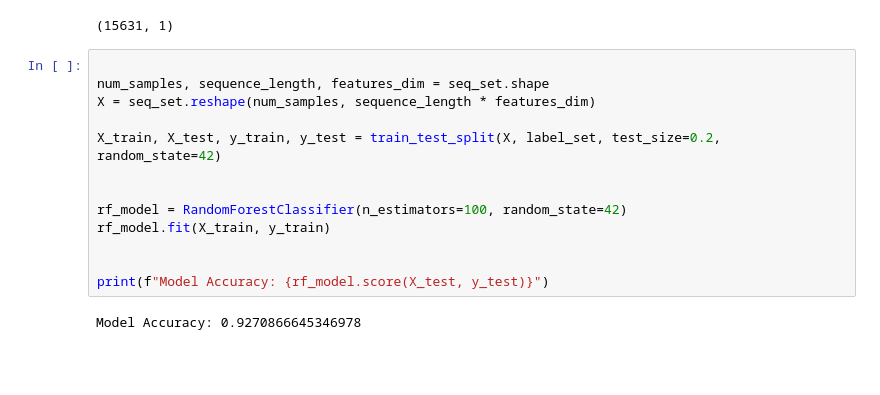
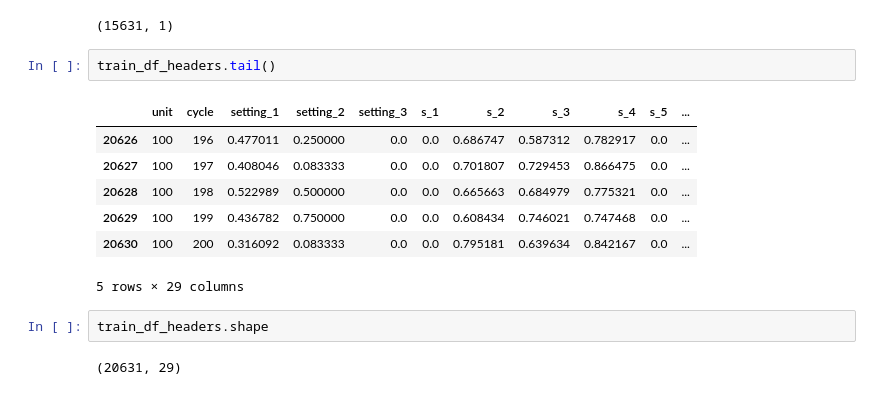
Before and after one commit to Vozikis/Aircraft-Sensors-Experiment, a Jupyter notebook: main_file.ipynb, the cells around one changed output. Drawn from its saved outputs; the diff is of its cells as text; blank space fills up the shorter version.

```diff
--- a/main_file.ipynb
+++ b/main_file.ipynb
@@ -542,18 +534,17 @@ label_set = np.concatenate(label_gen).astype(np.float32)
 label_set.shape
 # %% [output]
 (15631, 1)
-# %%
-
-num_samples, sequence_length, features_dim = seq_set.shape
-X = seq_set.reshape(num_samples, sequence_length * features_dim)
-
-X_train, X_test, y_train, y_test = train_test_split(X, label_set, test_size=0.2, random_state=42)
-
-
-rf_model = RandomForestClassifier(n_estimators=100, random_state=42)
-rf_model.fit(X_train, y_train)
-
-
-print(f"Model Accuracy: {rf_model.score(X_test, y_test)}")
-# %% [output]
-Model Accuracy: 0.9270866645346978
+# %%
+train_df_headers.tail()
+# %% [output]
+|  | unit | cycle | setting_1 | setting_2 | setting_3 | s_1 | s_2 | s_3 | s_4 | s_5 | ... |
+| 20626 | 100 | 196 | 0.477011 | 0.250000 | 0.0 | 0.0 | 0.686747 | 0.587312 | 0.782917 | 0.0 | ... |
+| 20627 | 100 | 197 | 0.408046 | 0.083333 | 0.0 | 0.0 | 0.701807 | 0.729453 | 0.866475 | 0.0 | ... |
+| 20628 | 100 | 198 | 0.522989 | 0.500000 | 0.0 | 0.0 | 0.665663 | 0.684979 | 0.775321 | 0.0 | ... |
+| 20629 | 100 | 199 | 0.436782 | 0.750000 | 0.0 | 0.0 | 0.608434 | 0.746021 | 0.747468 | 0.0 | ... |
+| 20630 | 100 | 200 | 0.316092 | 0.083333 | 0.0 | 0.0 | 0.795181 | 0.639634 | 0.842167 | 0.0 | ... |
+5 rows × 29 columns
+# %%
+train_df_headers.shape
+# %% [output]
+(20631, 29)
```
Also changed, not shown: parts of 5 cells of this notebook, 1 other file.
